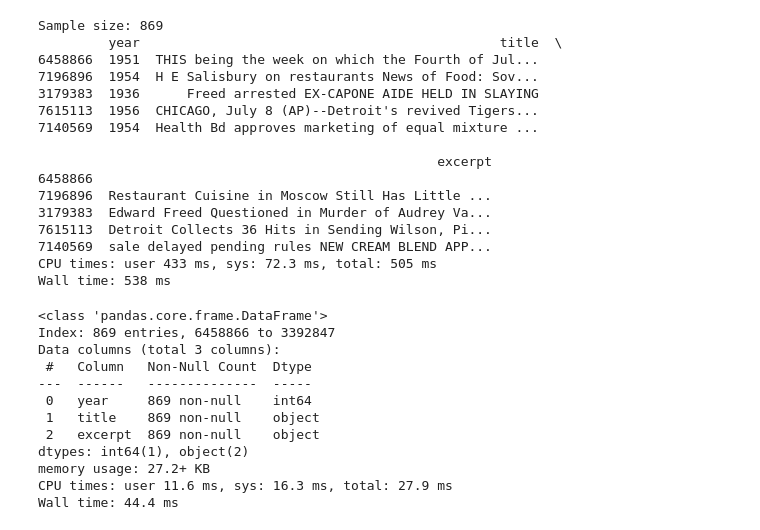
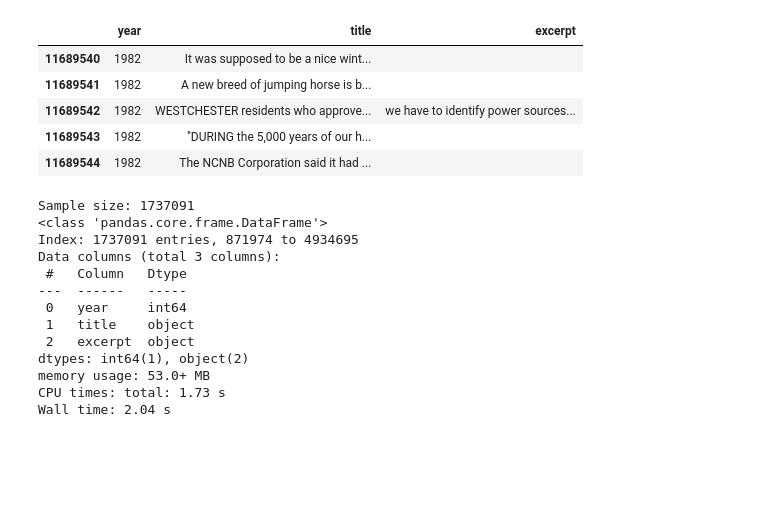
Before and after one commit to Veture1/Financial-crisis-prediction, a Jupyter notebook: 纽约时报.ipynb, the cells around one changed output. Drawn from its saved outputs; the diff is of its cells as text; code cells hidden in the pictures; blank space fills up the shorter version.

```diff
--- a/纽约时报.ipynb
+++ b/纽约时报.ipynb
@@ -33,44 +217,41 @@ Wall time: 12.3 s
+# %%
+# 假设 'data' 是已经加载包含所有年份新闻的 DataFrame
+# 过滤出1980年及以后的数据
+data_filtered = data[data['year'] >= 1982]
+
+# 显示过滤后的数据头部
+data_filtered.head()
+# %% [output]
+|  | year | title | excerpt |
+| 11689540 | 1982 | It was supposed to be a nice wint... |  |
+| 11689541 | 1982 | A new breed of jumping horse is b... |  |
+| 11689542 | 1982 | WESTCHESTER residents who approve... | we have to identify power sources... |
+| 11689543 | 1982 | ''DURING the 5,000 years of our h... |  |
+| 11689544 | 1982 | The NCNB Corporation said it had ... |  |
 # %%
 %%time
-# 取数据集的0.01%
-data_sample = data.sample(frac=0.0001, random_state=42)
+# 取数据集的10%
+data_sample = data.sample(frac=0.1, random_state=42)
 # 查看数据集的样本大小
 print("Sample size:", len(data_sample))
 
 # 查看数据的前几行
-print(data_sample.head())
+
+# 查看数据的基本信息，包括列名、数据类型、非空值数量
+data_sample.info()
+# print(data_sample.head())
 # %% [output]
-Sample size: 869
-         year                                              title  \
-6458866  1951  THIS being the week on which the Fourth of Jul...
-7196896  1954  H E Salisbury on restaurants News of Food: Sov...
-3179383  1936      Freed arrested EX-CAPONE AIDE HELD IN SLAYING
-7615113  1956  CHICAGO, July 8 (AP)--Detroit's revived Tigers...
-7140569  1954  Health Bd approves marketing of equal mixture ...
-
-                                                   excerpt
-6458866
-7196896  Restaurant Cuisine in Moscow Still Has Little ...
-3179383  Edward Freed Questioned in Murder of Audrey Va...
-7615113  Detroit Collects 36 Hits in Sending Wilson, Pi...
-7140569  sale delayed pending rules NEW CREAM BLEND APP...
-CPU times: user 433 ms, sys: 72.3 ms, total: 505 ms
-Wall time: 538 ms
+Sample size: 1737091
+<class 'pandas.core.frame.DataFrame'>
+Index: 1737091 entries, 871974 to 4934695
+Data columns (total 3 columns):
+ #   Column   Dtype
+---  ------   -----
+ 0   year     int64
+ 1   title    object
+ 2   excerpt  object
+dtypes: int64(1), object(2)
+memory usage: 53.0+ MB
+CPU times: total: 1.73 s
+Wall time: 2.04 s
-# %%
-%%time
-# 查看数据的基本信息，包括列名、数据类型、非空值数量
-data_sample.info()
-# %% [output]
-<class 'pandas.core.frame.DataFrame'>
-Index: 869 entries, 6458866 to 3392847
-Data columns (total 3 columns):
- #   Column   Non-Null Count  Dtype
----  ------   --------------  -----
- 0   year     869 non-null    int64
- 1   title    869 non-null    object
- 2   excerpt  869 non-null    object
-dtypes: int64(1), object(2)
-memory usage: 27.2+ KB
-CPU times: user 11.6 ms, sys: 16.3 ms, total: 27.9 ms
-Wall time: 44.4 ms
 # %%
```
Also changed, not shown: parts of 31 cells of this notebook, 1 other file.
